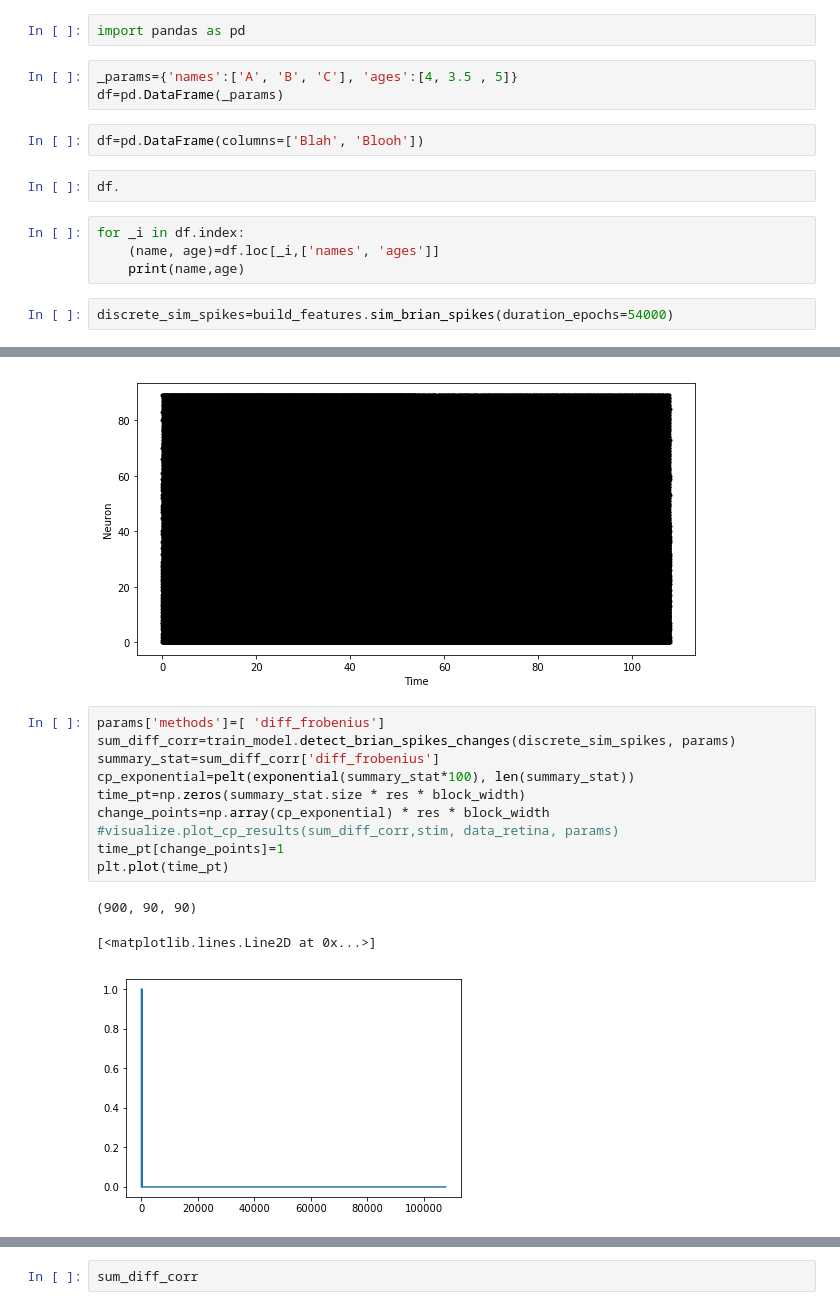
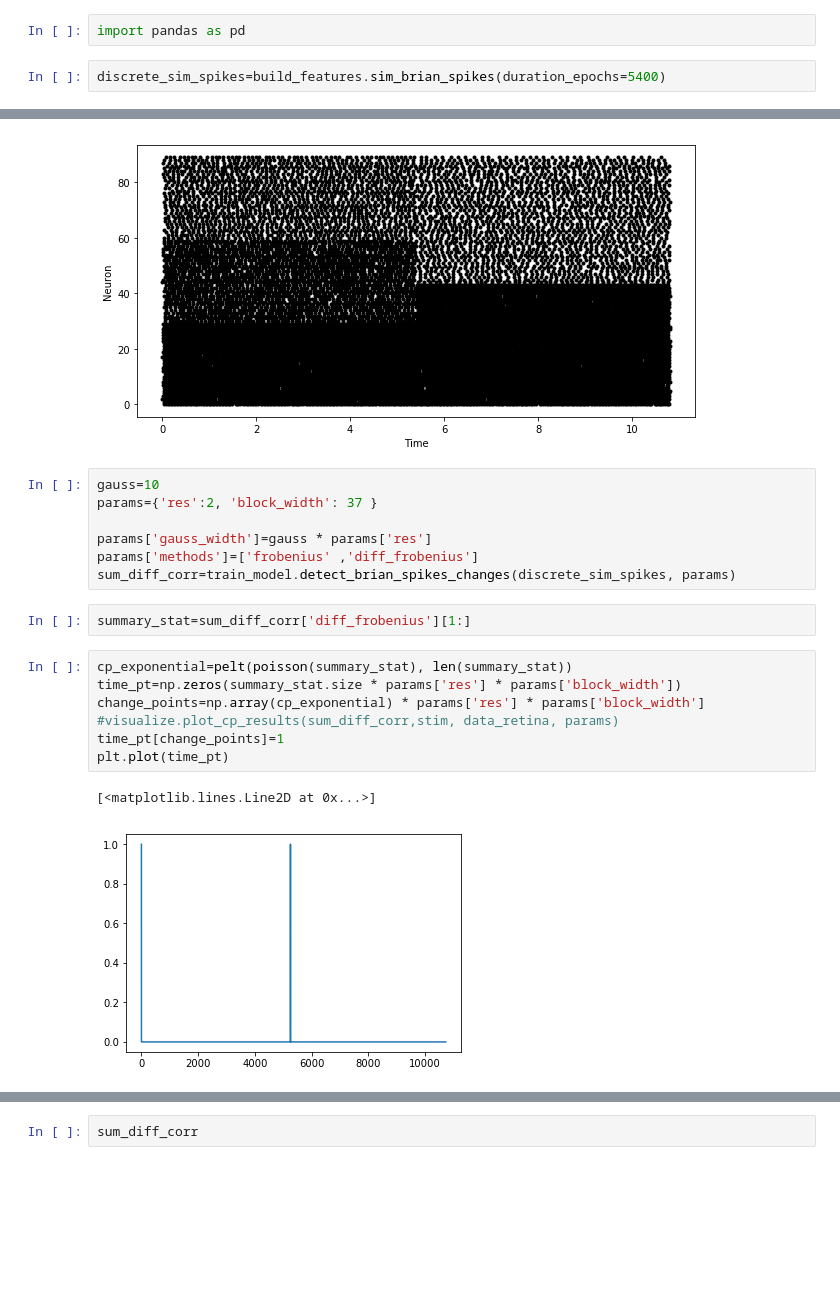
Before and after one commit to curious-abhinav/change-point, a Jupyter notebook: notebooks/neural_change_point.ipynb, the cells around one changed output, grey strips where cells are left out. Drawn from its saved outputs; the diff is of its cells as text; blank space fills up the shorter version.

Commit message:
Using Poisson distribution rather than Exponential distribution, much better results, occasional false positives when number of neurons <10

```diff
--- a/notebooks/neural_change_point.ipynb
+++ b/notebooks/neural_change_point.ipynb
@@ -226,16 +367,5 @@ last_spike
 # %%
 import pandas as pd
-# %%
-_params={'names':['A', 'B', 'C'], 'ages':[4, 3.5 , 5]}
-df=pd.DataFrame(_params)
-# %%
-df=pd.DataFrame(columns=['Blah', 'Blooh'])
-# %%
-df.
-# %%
-for _i in df.index:
-    (name, age)=df.loc[_i,['names', 'ages']]
-    print(name,age)
 # %%
-discrete_sim_spikes=build_features.sim_brian_spikes(duration_epochs=54000)
+discrete_sim_spikes=build_features.sim_brian_spikes(duration_epochs=5400)
 # %% [output]
@@ -248,17 +378,22 @@ INFO       No numerical integration method specified for group 'neurongroup_4',
  [py.warnings]
  [py.warnings]
-[figure, old version]
+[figure, new version]
+# %%
+gauss=10
+params={'res':2, 'block_width': 37 }
+
+params['gauss_width']=gauss * params['res']
+params['methods']=['frobenius' ,'diff_frobenius']
+sum_diff_corr=train_model.detect_brian_spikes_changes(discrete_sim_spikes, params)
+# %%
+summary_stat=sum_diff_corr['diff_frobenius'][1:]
 # %%
-params['methods']=[ 'diff_frobenius']
-sum_diff_corr=train_model.detect_brian_spikes_changes(discrete_sim_spikes, params)
-summary_stat=sum_diff_corr['diff_frobenius']
-cp_exponential=pelt(exponential(summary_stat*100), len(summary_stat))
-time_pt=np.zeros(summary_stat.size * res * block_width)
-change_points=np.array(cp_exponential) * res * block_width
+cp_exponential=pelt(poisson(summary_stat), len(summary_stat))
+time_pt=np.zeros(summary_stat.size * params['res'] * params['block_width'])
+change_points=np.array(cp_exponential) * params['res'] * params['block_width']
 #visualize.plot_cp_results(sum_diff_corr,stim, data_retina, params)
 time_pt[change_points]=1
 plt.plot(time_pt)
 # %% [output]
-(900, 90, 90)
+[<matplotlib.lines.Line2D at 0x...>]
-[<matplotlib.lines.Line2D at 0x...>]
-[figure, old version]
+[figure, new version]
```
Also changed, not shown: parts of 10 cells of this notebook.
